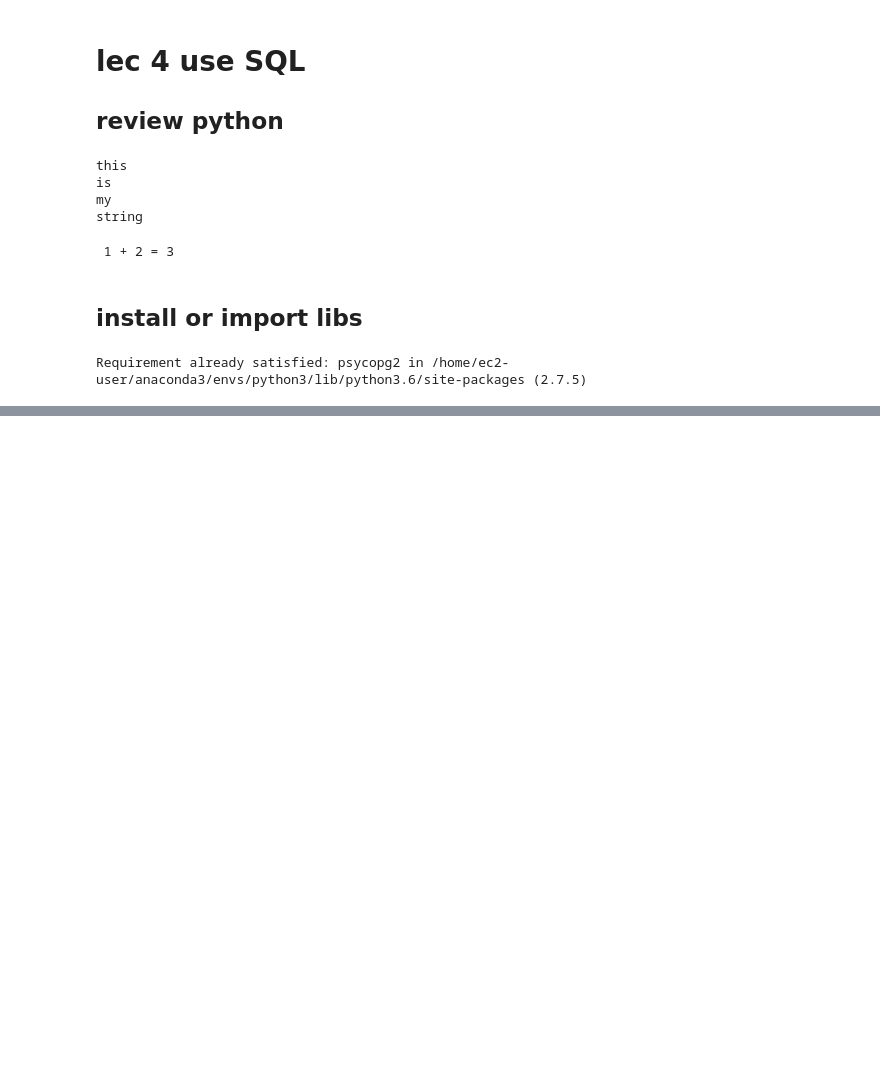
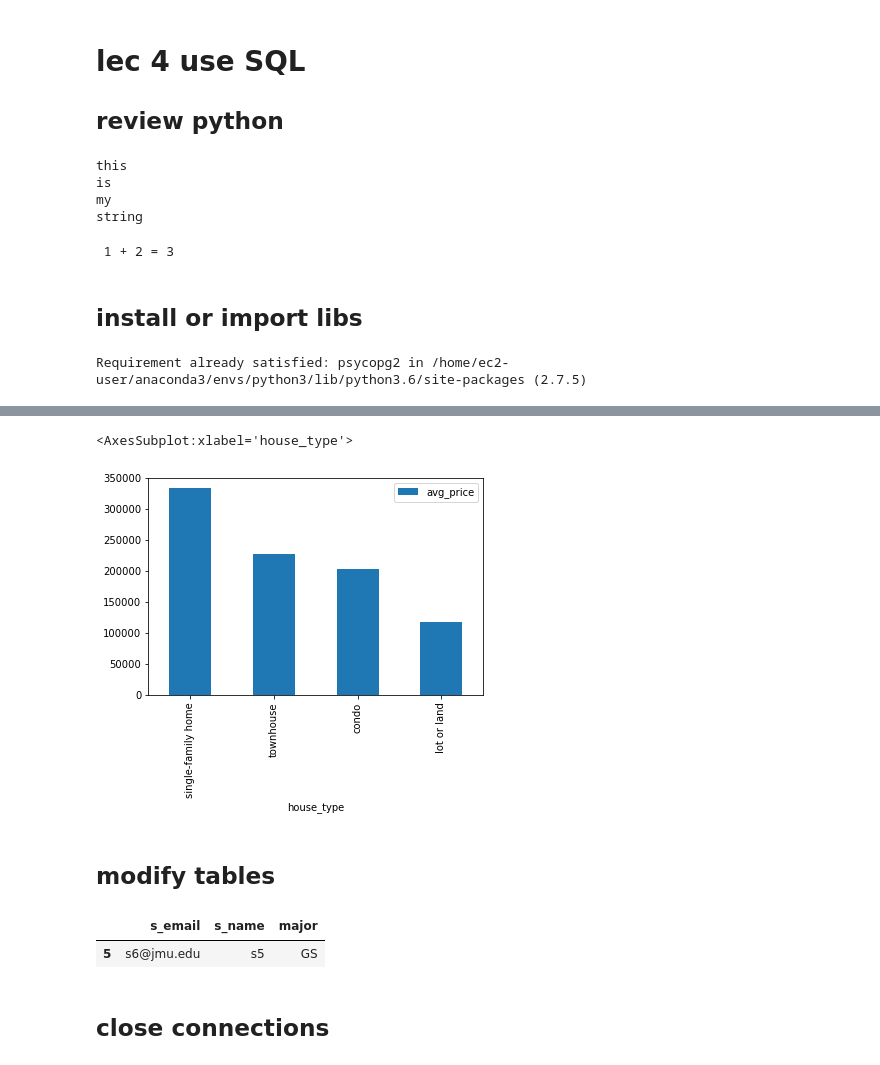
Before and after one commit to carte6jx/IA340, a Jupyter notebook: LEC4.ipynb, the cells around one changed output, grey strips where cells are left out. Cells and saved outputs as stored; diff of their text form; code cells hidden in the pictures; blank space fills up the shorter version.

```diff
--- a/LEC4.ipynb
+++ b/LEC4.ipynb
@@ -27,0 +137,16 @@ import psycopg2
+# %%
+sql_statement = """
+                select house_type,
+                avg(price) as avg_price
+                from public.house_price_full
+                group by house_type
+                order by avg_price desc
+                """
+# %%
+df_price =pandas. read_sql_query(sql_statement,conn)
+df_price.plot.bar(y='avg_price',x='house_type')
+# %% [output]
+<AxesSubplot:xlabel='house_type'>
+[figure, added]
+# %% [markdown]
+## modify tables
@@ -27,0 +162,6 @@ import psycopg2
+# %%
+df_student=pandas.read_sql_query('select * from gp2.student',conn)
+df_student[-1:]
+# %% [output]
+|  | s_email | s_name | major |
+| 5 | s6@jmu.edu | s5 | GS |
@@ -27,0 +172,2 @@ import psycopg2
+# %% [markdown]
+## close connections
```
Also changed, not shown: parts of 27 cells of this notebook.
